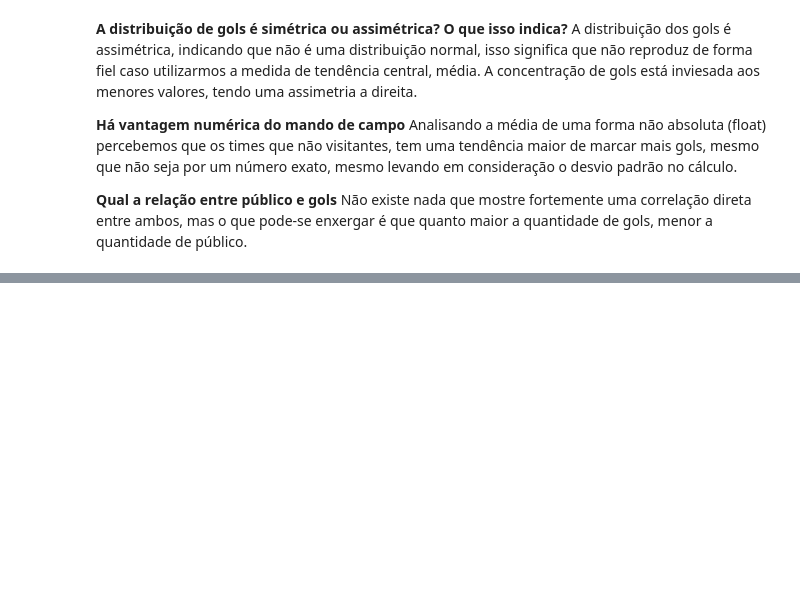
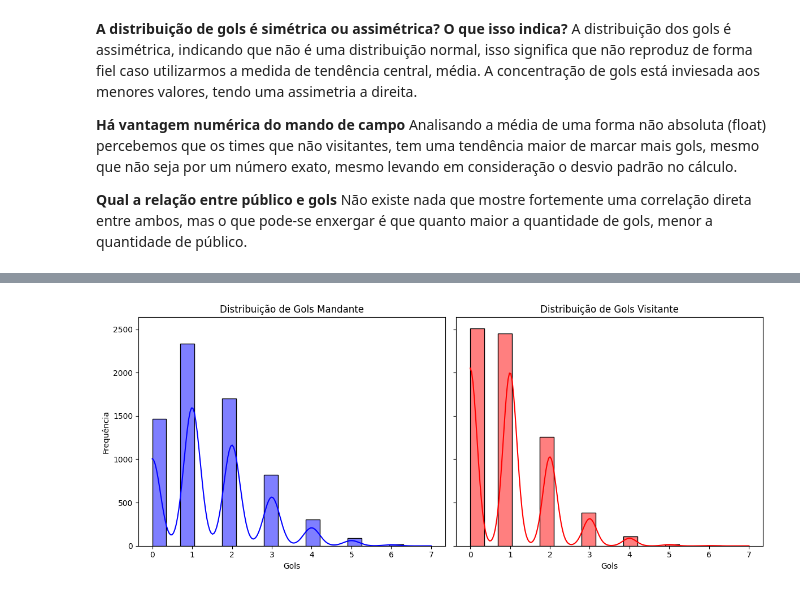
Before and after one commit to zicziczic/OPT004-CienciaDeDados, a Jupyter notebook: Lab2. - EDA e Viz de dados de Futebol/Lab2.ipynb, the cells around one changed output, grey strips where cells are left out. Cells and saved outputs as stored; diff of their text form; code cells hidden in the pictures; blank space fills up the shorter version.

```diff
--- a/Lab2. - EDA e Viz de dados de Futebol/Lab2.ipynb
+++ b/Lab2. - EDA e Viz de dados de Futebol/Lab2.ipynb
@@ -207,0 +249,20 @@ Não existe nada que mostre fortemente uma correlação direta entre ambos, mas
+# %%
+# Criando a figura com 2 subplots lado a lado
+fig, axes = plt.subplots(1, 2, figsize=(12, 5), sharey=True)
+
+# Histograma dos gols do mandante
+sns.histplot(df["gols_mandante"], bins=20, kde=True, ax=axes[0], color="blue")
+axes[0].set_title("Distribuição de Gols Mandante")
+axes[0].set_xlabel("Gols")
+axes[0].set_ylabel("Frequência")
+
+# Histograma dos gols do visitante
+sns.histplot(df["gols_visitante"], bins=20, kde=True, ax=axes[1], color="red")
+axes[1].set_title("Distribuição de Gols Visitante")
+axes[1].set_xlabel("Gols")
+axes[1].set_ylabel("")
+
+plt.tight_layout()
+plt.show()
+# %% [output]
+[figure, added]
```
Also changed, not shown: parts of 18 cells of this notebook.
